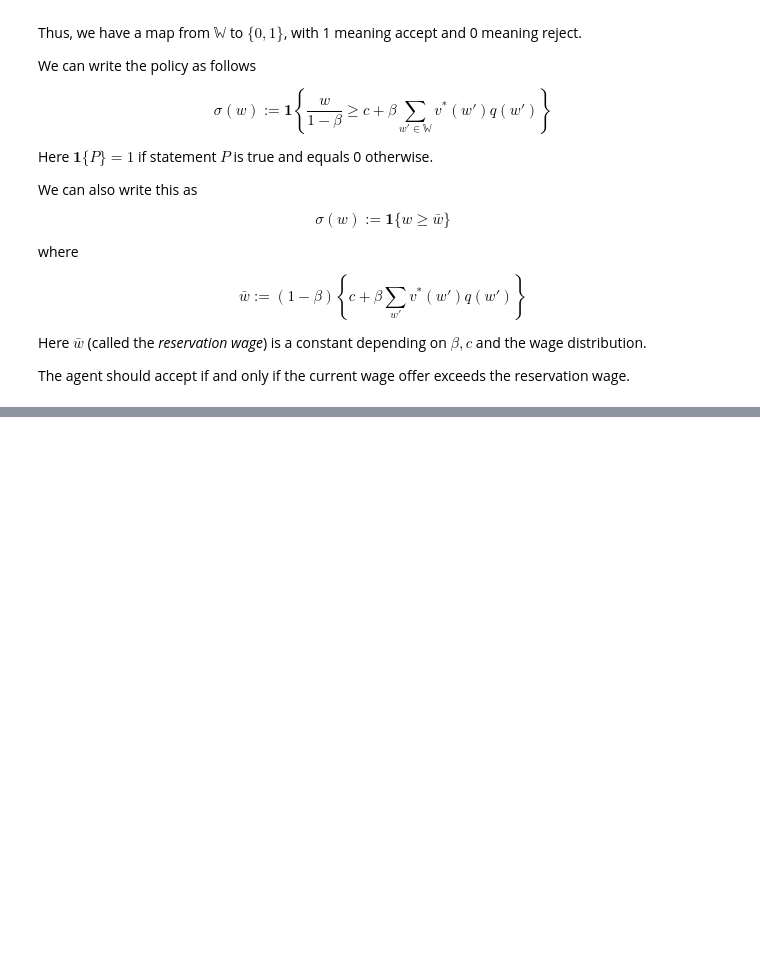
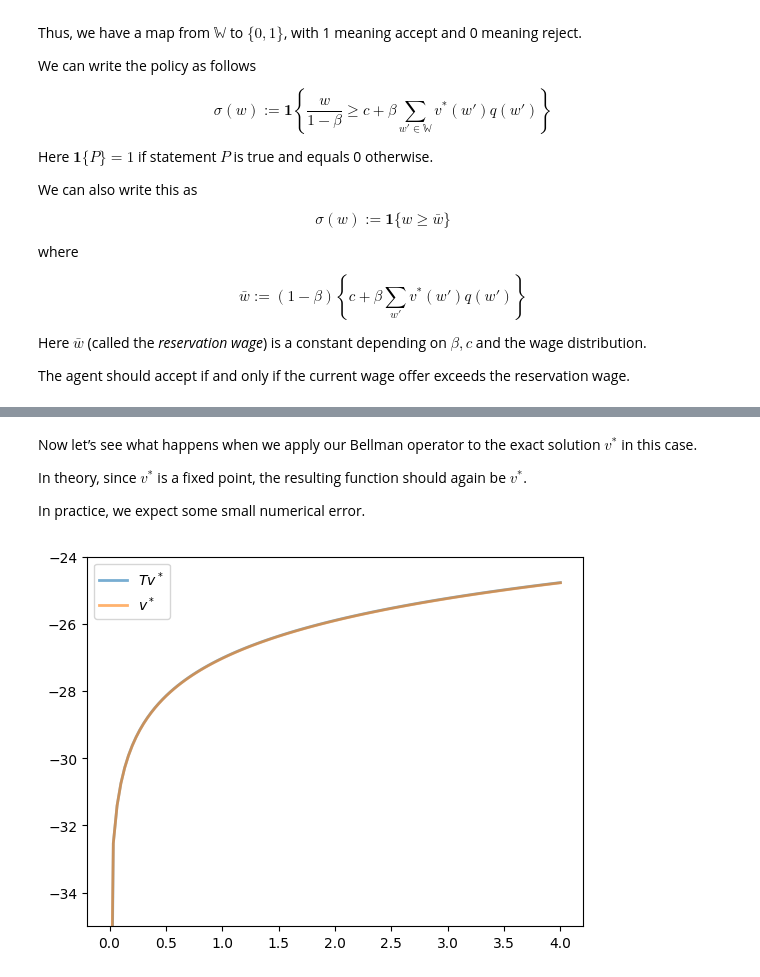
Before and after one commit to YaolangZhong/U_Tokyo_Comp_Econ_Course, a Jupyter notebook: Lab3_Value_Function_Iteration.ipynb, the cells around one changed output, grey strips where cells are left out. Cells and saved outputs as stored; diff of their text form; code cells hidden in the pictures; blank space fills up the shorter version.

```diff
--- a/Lab3_Value_Function_Iteration.ipynb
+++ b/Lab3_Value_Function_Iteration.ipynb
@@ -132,0 +798,43 @@ $$
+# %%
+def v_star(y, α, β, μ):
+    """
+    True value function
+    """
+    c1 = np.log(1 - α * β) / (1 - β)
+    c2 = (μ + α * np.log(α * β)) / (1 - α)
+    c3 = 1 / (1 - β)
+    c4 = 1 / (1 - α * β)
+    return c1 + c2 * (c3 - c4) + c4 * np.log(y)
+
+def σ_star(y, α, β):
+    """
+    True optimal policy
+    """
+    return (1 - α * β) * y
+# %%
+α = 0.4
+def fcd(k):
+    return k**α
+
+og = OptimalGrowthModel(u=np.log, f=fcd)
+# %% [markdown]
+Now let’s see what happens when we apply our Bellman operator to the exact
+solution $ v^* $ in this case.
+
+In theory, since $ v^* $ is a fixed point, the resulting function should again be $ v^* $.
+
+In practice, we expect some small numerical error.
+# %%
+grid = og.grid
+
+v_init = v_star(grid, α, og.β, og.μ)    # Start at the solution
+v_greedy, v = T(v_init, og)             # Apply T once
+
+fig, ax = plt.subplots()
+ax.set_ylim(-35, -24)
+ax.plot(grid, v, lw=2, alpha=0.6, label='$Tv^*$')
+ax.plot(grid, v_init, lw=2, alpha=0.6, label='$v^*$')
+ax.legend()
+plt.show()
+# %% [output]
+[figure, added]
```
Also changed, not shown: parts of 43 cells of this notebook, 1 other file.
